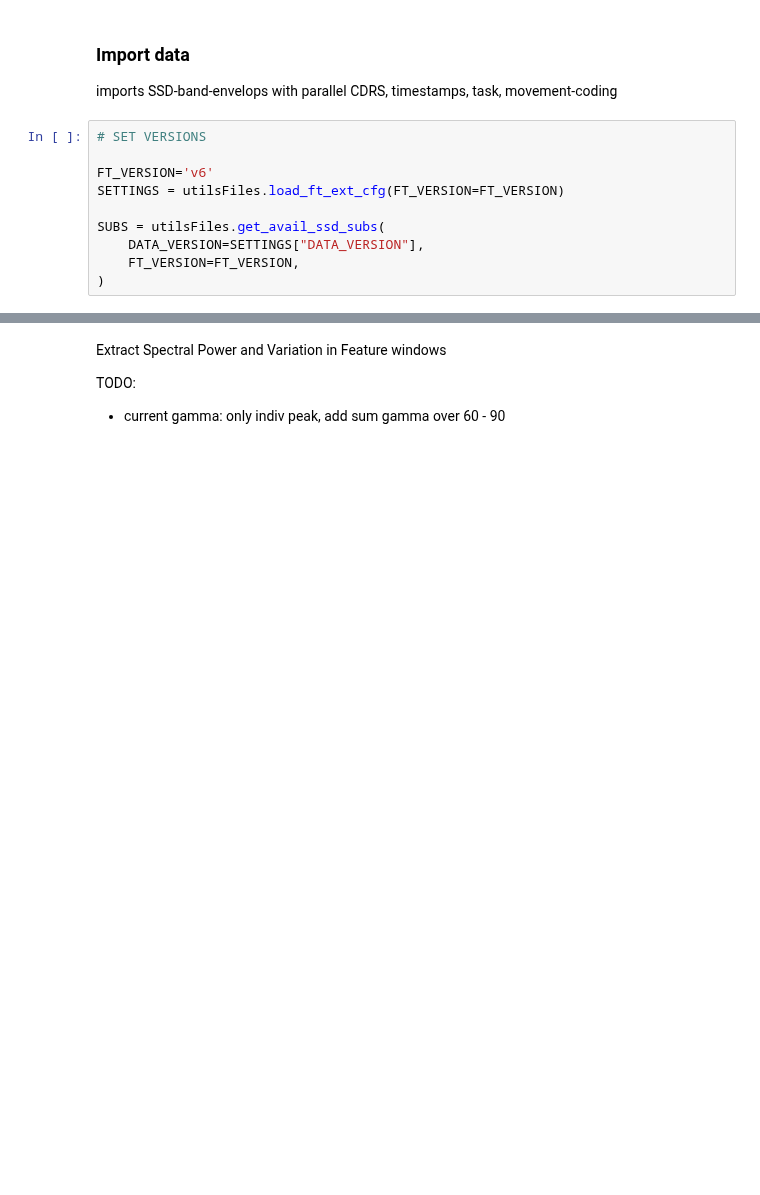
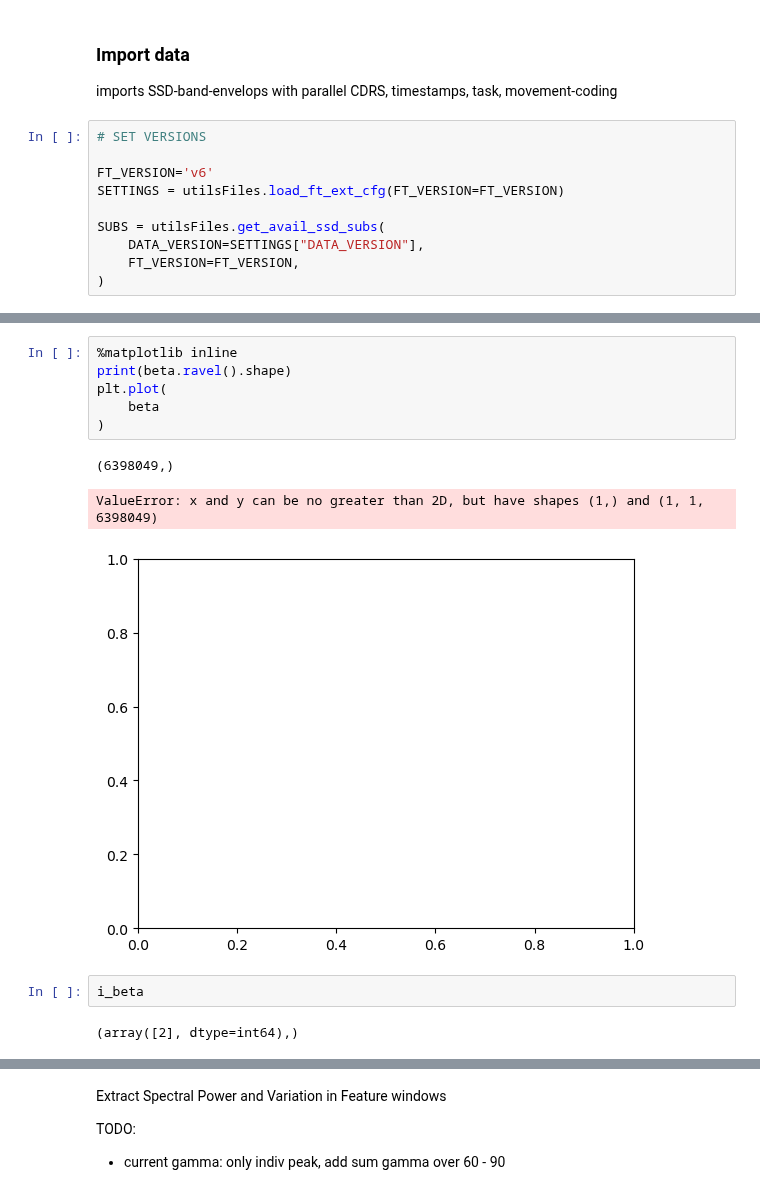
Before and after one commit to jgvhabets/dyskinesia_neurophys, a Jupyter notebook: code/notebooks/predict_movement_selections.ipynb, the cells around one changed output, grey strips where cells are left out. Drawn from its saved outputs; the diff is of its cells as text; blank space fills up the shorter version.

```diff
--- a/code/notebooks/predict_movement_selections.ipynb
+++ b/code/notebooks/predict_movement_selections.ipynb
@@ -104,0 +140,14 @@ for sub in SUBS:
+# %%
+%matplotlib inline
+print(beta.ravel().shape)
+plt.plot(
+    beta
+)
+# %% [output]
+(6398049,)
+ValueError: x and y can be no greater than 2D, but have shapes (1,) and (1, 1, 6398049)
+[figure, added]
+# %%
+i_beta
+# %% [output]
+(array([2], dtype=int64),)
```
Also changed, not shown: parts of 9 cells of this notebook, 4 other files.
